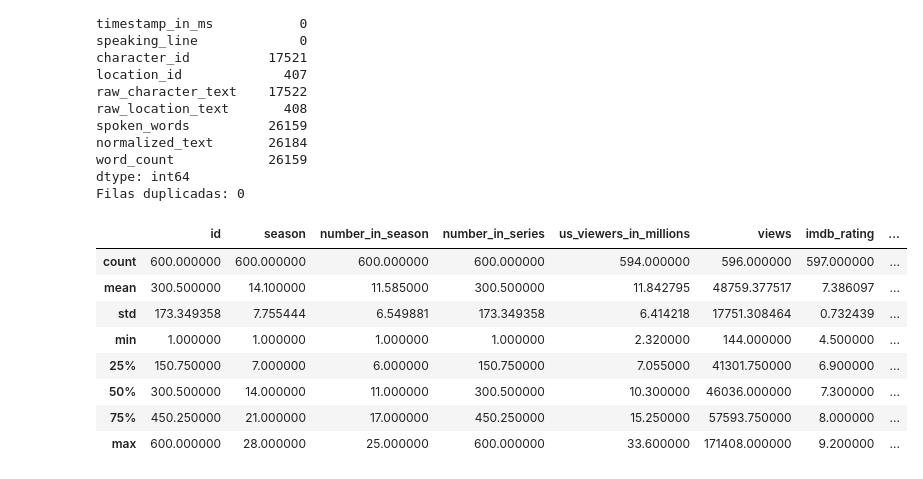
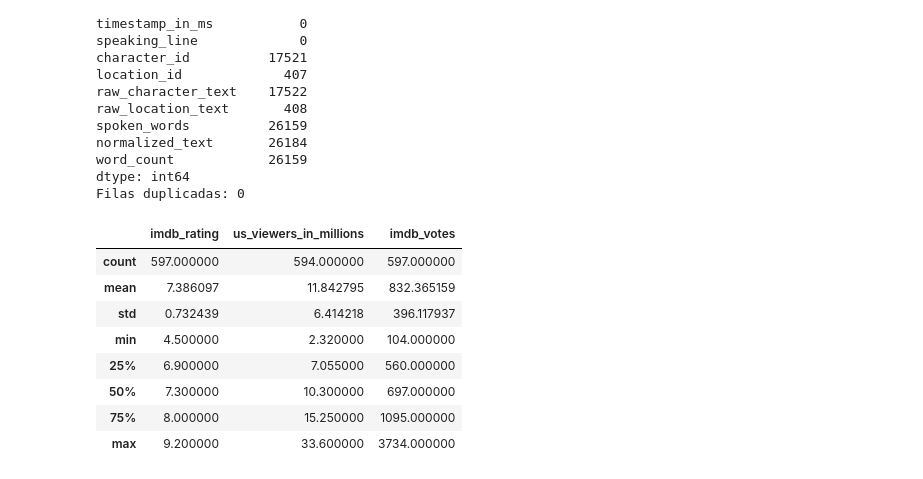
Before and after one commit to enedenao/tp_labo, a Jupyter notebook: notebook.ipynb, the cells around one changed output. Cells and saved outputs as stored; diff of their text form; code cells hidden in the pictures.

```diff
--- a/notebook.ipynb
+++ b/notebook.ipynb
@@ -185,14 +186,14 @@ word_count            26159
 dtype: int64
 Filas duplicadas: 0
 # %%
-episodios.describe()
+episodios[["imdb_rating", "us_viewers_in_millions", "imdb_votes"]].describe()
 # %% [output]
-|  | id | season | number_in_season | number_in_series | us_viewers_in_millions | views | imdb_rating | ... |
-| count | 600.000000 | 600.000000 | 600.000000 | 600.000000 | 594.000000 | 596.000000 | 597.000000 | ... |
-| mean | 300.500000 | 14.100000 | 11.585000 | 300.500000 | 11.842795 | 48759.377517 | 7.386097 | ... |
-| std | 173.349358 | 7.755444 | 6.549881 | 173.349358 | 6.414218 | 17751.308464 | 0.732439 | ... |
-| min | 1.000000 | 1.000000 | 1.000000 | 1.000000 | 2.320000 | 144.000000 | 4.500000 | ... |
-| 25% | 150.750000 | 7.000000 | 6.000000 | 150.750000 | 7.055000 | 41301.750000 | 6.900000 | ... |
-| 50% | 300.500000 | 14.000000 | 11.000000 | 300.500000 | 10.300000 | 46036.000000 | 7.300000 | ... |
-| 75% | 450.250000 | 21.000000 | 17.000000 | 450.250000 | 15.250000 | 57593.750000 | 8.000000 | ... |
-| max | 600.000000 | 28.000000 | 25.000000 | 600.000000 | 33.600000 | 171408.000000 | 9.200000 | ... |
+|  | imdb_rating | us_viewers_in_millions | imdb_votes |
+| count | 597.000000 | 594.000000 | 597.000000 |
+| mean | 7.386097 | 11.842795 | 832.365159 |
+| std | 0.732439 | 6.414218 | 396.117937 |
+| min | 4.500000 | 2.320000 | 104.000000 |
+| 25% | 6.900000 | 7.055000 | 560.000000 |
+| 50% | 7.300000 | 10.300000 | 697.000000 |
+| 75% | 8.000000 | 15.250000 | 1095.000000 |
+| max | 9.200000 | 33.600000 | 3734.000000 |
```
Also changed, not shown: parts of 11 cells of this notebook.
